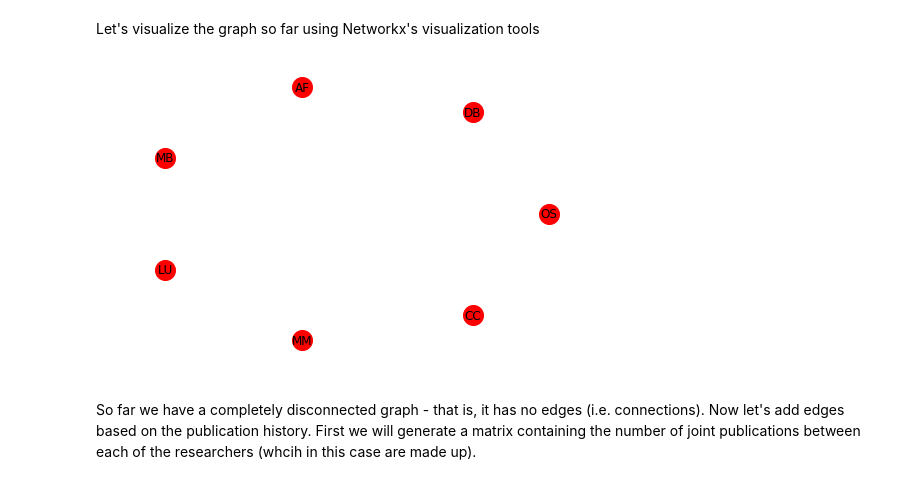
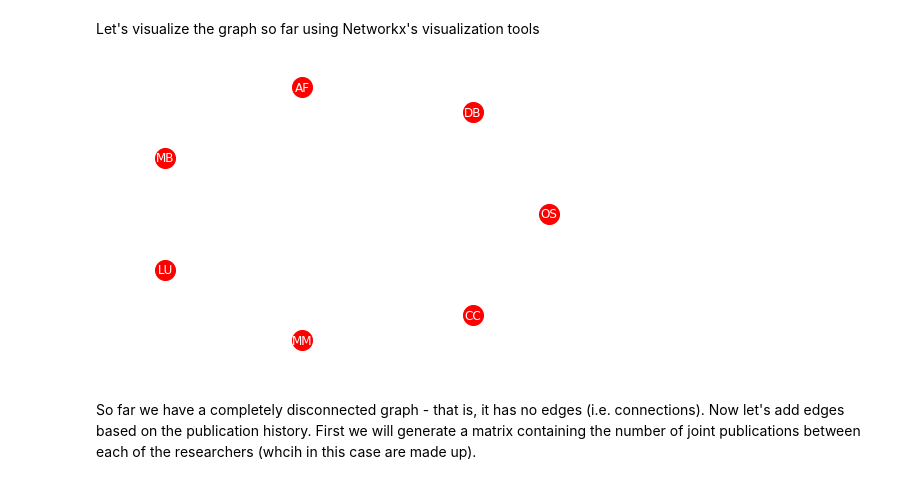
Before and after one commit to BrainNetworksCourse/brain-networks-course, a Jupyter notebook: Week2-GraphTheory/GraphTheoryLab.ipynb, the cells around one changed output. Drawn from its saved outputs; the diff is of its cells as text; code cells hidden in the pictures.

```diff
--- a/Week2-GraphTheory/GraphTheoryLab.ipynb
+++ b/Week2-GraphTheory/GraphTheoryLab.ipynb
@@ -62,9 +62,9 @@ CC {'name': 'Cameron Craddock'}
 # %% [markdown]
 Let's visualize the graph so far using Networkx's visualization tools
 # %%
-nx.draw_circular(G,with_labels=True,node_size=400)
+nx.draw_circular(G,with_labels=True,node_size=400,font_color='white')
 # %% [output]
-[figure, old version]
+[figure, new version]
 # %% [markdown]
 So far we have a completely disconnected graph - that is, it has no edges (i.e. connections).  Now let's add edges based on the publication history.  First we will generate a matrix containing the number of joint publications between each of the researchers (whcih in this case are made up).
 # %%
```
Also changed, not shown: parts of 2 cells of this notebook.
